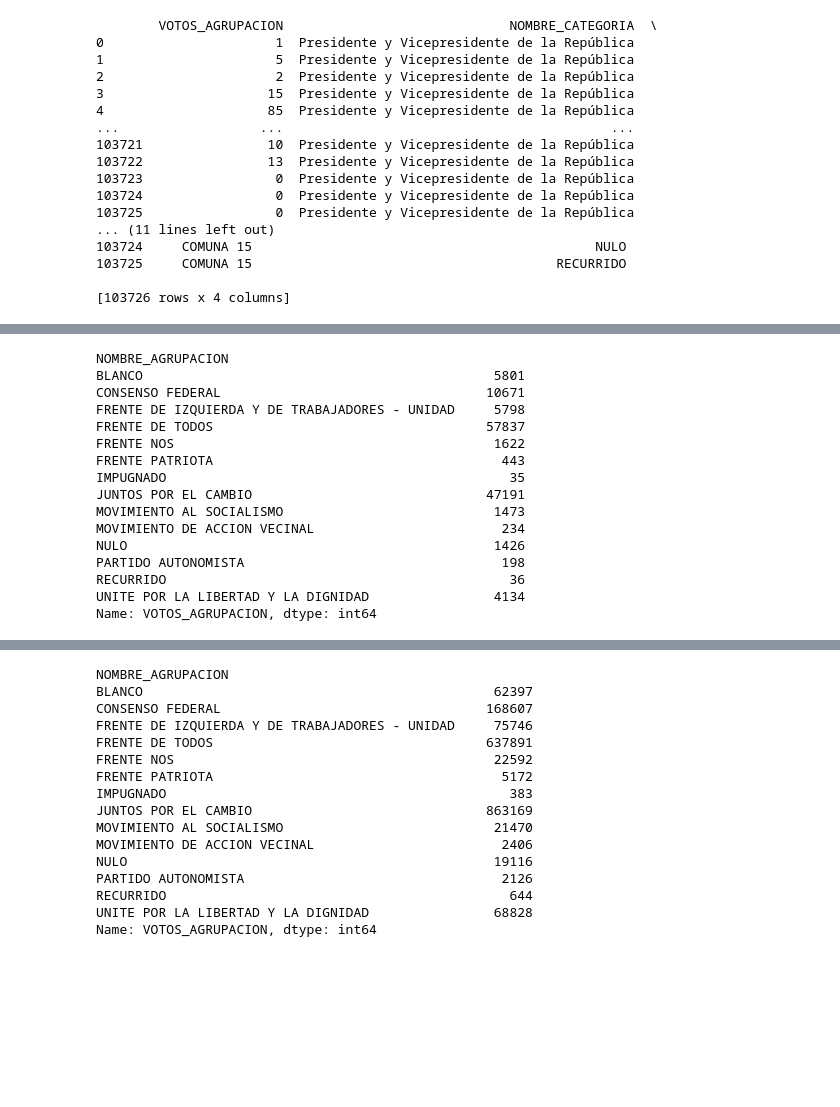
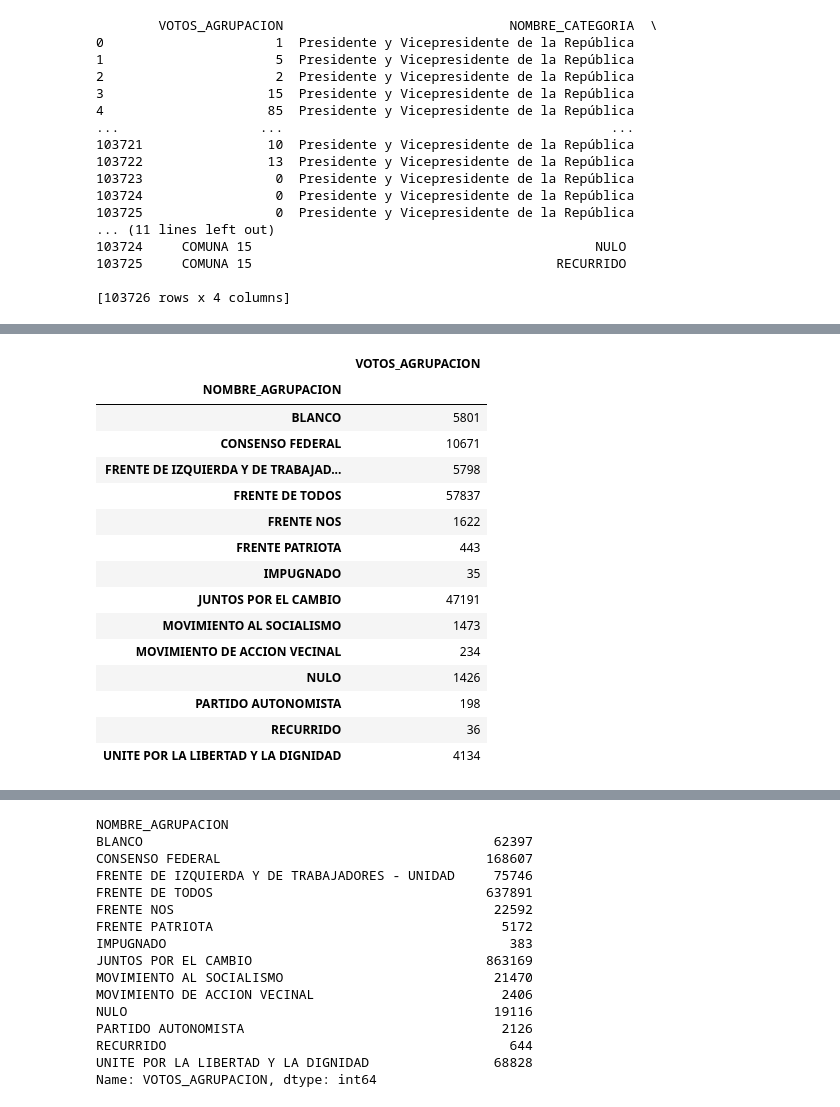
Before and after one commit to vickyfregonese/Trabajo-n2, a Jupyter notebook: TP2 FINAL.ipynb, the cells around one changed output, grey strips where cells are left out. Drawn from its saved outputs; the diff is of its cells as text; code cells hidden in the pictures; blank space fills up the shorter version.

```diff
--- a/TP2 FINAL.ipynb
+++ b/TP2 FINAL.ipynb
@@ -145,23 +147,23 @@ Name: VOTOS_AGRUPACION, dtype: int64
 # %%
 comuna4 = presi_vice[presi_vice["NOMBRE_REGION"]=='COMUNA 04'] #Comuna 4
-vot4 = comuna4.groupby(["NOMBRE_AGRUPACION"])["VOTOS_AGRUPACION"].sum()
+vot4 = pd.DataFrame(comuna4.groupby(["NOMBRE_AGRUPACION"])["VOTOS_AGRUPACION"].sum())
 vot4
 # %% [output]
-NOMBRE_AGRUPACION
-BLANCO                                             5801
-CONSENSO FEDERAL                                  10671
-FRENTE DE IZQUIERDA Y DE TRABAJADORES - UNIDAD     5798
-FRENTE DE TODOS                                   57837
-FRENTE NOS                                         1622
-FRENTE PATRIOTA                                     443
-IMPUGNADO                                            35
-JUNTOS POR EL CAMBIO                              47191
-MOVIMIENTO AL SOCIALISMO                           1473
-MOVIMIENTO DE ACCION VECINAL                        234
-NULO                                               1426
-PARTIDO AUTONOMISTA                                 198
-RECURRIDO                                            36
-UNITE POR LA LIBERTAD Y LA DIGNIDAD                4134
-Name: VOTOS_AGRUPACION, dtype: int64
+|  | VOTOS_AGRUPACION |
+| NOMBRE_AGRUPACION |  |
+| BLANCO | 5801 |
+| CONSENSO FEDERAL | 10671 |
+| FRENTE DE IZQUIERDA Y DE TRABAJAD... | 5798 |
+| FRENTE DE TODOS | 57837 |
+| FRENTE NOS | 1622 |
+| FRENTE PATRIOTA | 443 |
+| IMPUGNADO | 35 |
+| JUNTOS POR EL CAMBIO | 47191 |
+| MOVIMIENTO AL SOCIALISMO | 1473 |
+| MOVIMIENTO DE ACCION VECINAL | 234 |
+| NULO | 1426 |
+| PARTIDO AUTONOMISTA | 198 |
+| RECURRIDO | 36 |
+| UNITE POR LA LIBERTAD Y LA DIGNIDAD | 4134 |
 # %%
 comuna5 = presi_vice[presi_vice["NOMBRE_REGION"]=='COMUNA 05'] #Comuna 5
```
Also changed, not shown: parts of 17 cells of this notebook.
